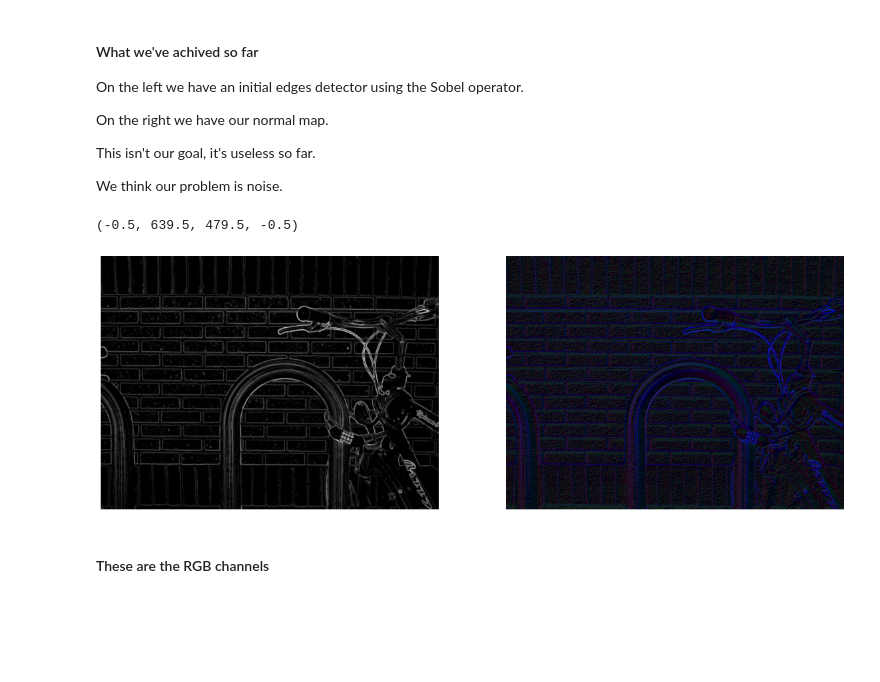
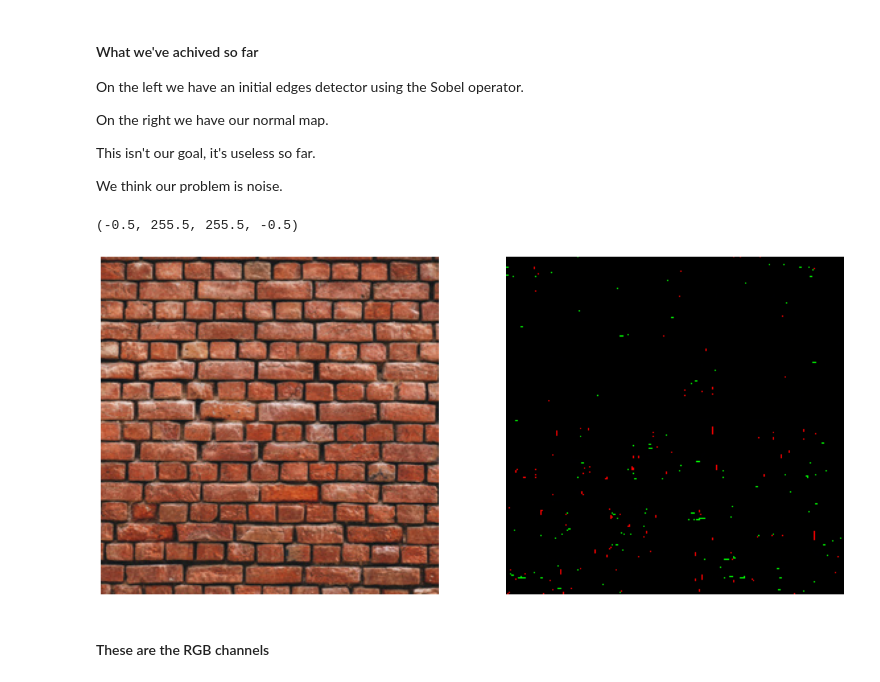
Before and after one commit to vitorgt/NormalMapping, a Jupyter notebook: src/nm.ipynb, the cells around one changed output. Drawn from its saved outputs; the diff is of its cells as text; code cells hidden in the pictures; blank space fills up the shorter version.

Commit message:
sobel operator, second attempt

```diff
--- a/src/nm.ipynb
+++ b/src/nm.ipynb
@@ -20,7 +20,7 @@ import imageio
 import matplotlib.pyplot as plt
 # %%
 # r = imageio.imread(str(input()).rstrip())
-r = imageio.imread(str("/home/ava/documents/classes/nm/NormalMapping/images/bikesgray.jpg").rstrip()).astype(np.uint8)
+r = imageio.imread(str("/home/ava/documents/classes/nm/NormalMapping/images/brick_rough_256x256.jpg").rstrip()).astype(np.uint8)
 # %%
 # Invert
 def inv(img):
@@ -95,6 +96,29 @@ def sobel(img, threshold=.05):
     sob[sob < threshold] = 0
     res[res < threshold] = 0
     return sob, res
+# %%
+def sobel2(img, strength):
+    shp = np.array(img.shape)[0:2]
+    sob = np.zeros(shp)
+    if np.array(img.shape).shape[0] == 3:
+        sob[:,:] = img[:,:,0] + img[:,:,1] + img[:,:,2]
+        sob = sob/3
+    else:
+        sob[:,:] = img[:,:]
+    sob = sob/255
+    sobpad = np.pad(sob, 1, 'edge')
+
+    der = np.zeros([shp[0], shp[1], 3]).astype(np.double)
+    for i in range(1, sobpad.shape[0]-1):
+        for j in range(1, sobpad.shape[1]-1):
+            der[i-1,j-1,0] = (sobpad[i-1,j+1] + 2.0 * sobpad[i,j+1] + sobpad[i+1,j+1]) - (sobpad[i-1,j-1] + 2.0 * sobpad[i,j-1] + sobpad[i+1,j-1])
+            der[i-1,j-1,1] = (sobpad[i+1,j-1] + 2.0 * sobpad[i+1,j] + sobpad[i+1,j+1]) - (sobpad[i-1,j-1] + 2.0 * sobpad[i-1,j] + sobpad[i-1,j+1])
+#             der[i-1,j-1,2] = 1.0 / strength  # strength * sqrt(Gx * Gx + Gy * Gy);
+            der[i-1,j-1,2] = strength * np.sqrt(der[i-1,j-1,0]**2 + der[i-1,j-1,1]**2);
+    scale(der)
+    return der
+
+der = sobel2(r, 2.0)
 # %%
 edges, normal = sobel(r)
 # %%
@@ -118,16 +142,16 @@ We think our problem is noise.
 # %%
 plt.figure(figsize=(20, 20))
 
 plt.subplot(121)
-plt.imshow(edges, cmap="gray")
+plt.imshow(r, cmap="gray")
 plt.axis('off')
 
 plt.subplot(122)
-plt.imshow(normal.astype(np.uint8))
+plt.imshow(der.astype(np.uint8))
 plt.axis('off')
 # %% [output]
-(-0.5, 639.5, 479.5, -0.5)
+(-0.5, 255.5, 255.5, -0.5)
-[figure, old version]
+[figure, new version]
 # %% [markdown]
 #### These are the RGB channels
 # %%
```
Also changed, not shown: parts of 5 cells of this notebook.
